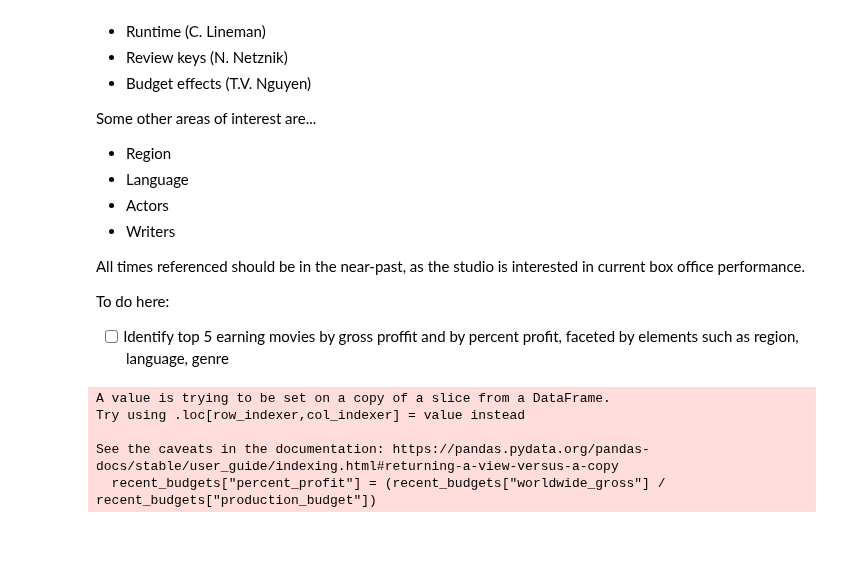
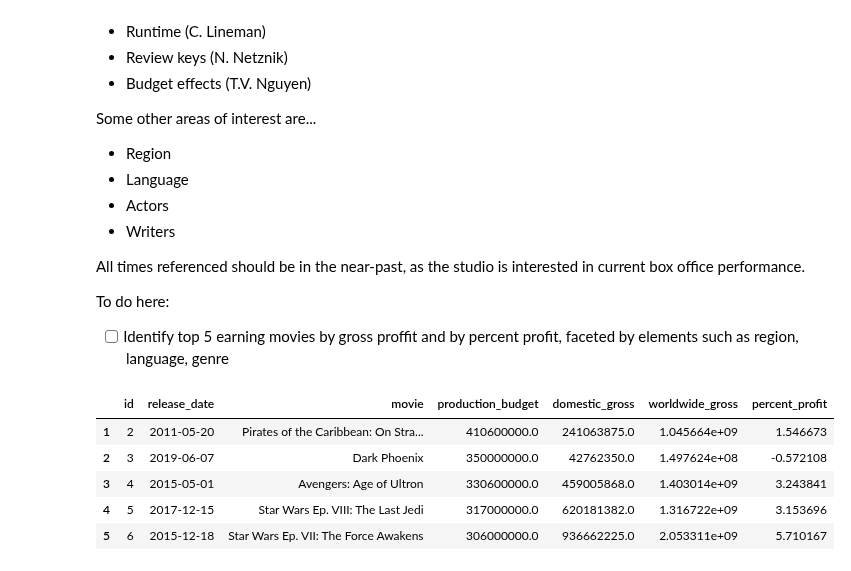
Before and after one commit to cLineman/CapStoneProject, a Jupyter notebook: AlexanderWhite.ipynb, the cells around one changed output. Cells and saved outputs as stored; diff of their text form; code cells hidden in the pictures; blank space fills up the shorter version.

```diff
--- a/AlexanderWhite.ipynb
+++ b/AlexanderWhite.ipynb
@@ -703,17 +809,21 @@ To do here:
 # %%
 # Engineering profits
 
 # collect all movie_budgets entries for movies in the last ten years (from 2012-present)
-recent_budgets = movie_budgets.loc[movie_budgets["release_date"].apply(lambda x: x.year) >= 2012]
+from_year = '2010'
+recent_budgets = movie_budgets.loc[movie_budgets['release_date'] >= from_year].copy()
 
 # create percent profit column as (worldwide_gross / production_budget)
-recent_budgets["percent_profit"] = (recent_budgets["worldwide_gross"] / recent_budgets["production_budget"])
+recent_budgets.loc[:, "percent_profit"] = \
+    ((recent_budgets["worldwide_gross"] - recent_budgets["production_budget"]) / recent_budgets["production_budget"])
+recent_budgets.head()
 # %% [output]
-A value is trying to be set on a copy of a slice from a DataFrame.
-Try using .loc[row_indexer,col_indexer] = value instead
-
-See the caveats in the documentation: https://pandas.pydata.org/pandas-docs/stable/user_guide/indexing.html#returning-a-view-versus-a-copy
-  recent_budgets["percent_profit"] = (recent_budgets["worldwide_gross"] / recent_budgets["production_budget"])
+|  | id | release_date | movie | production_budget | domestic_gross | worldwide_gross | percent_profit |
+| 1 | 2 | 2011-05-20 | Pirates of the Caribbean: On Stra... | 410600000.0 | 241063875.0 | 1.045664e+09 | 1.546673 |
+| 2 | 3 | 2019-06-07 | Dark Phoenix | 350000000.0 | 42762350.0 | 1.497624e+08 | -0.572108 |
+| 3 | 4 | 2015-05-01 | Avengers: Age of Ultron | 330600000.0 | 459005868.0 | 1.403014e+09 | 3.243841 |
+| 4 | 5 | 2017-12-15 | Star Wars Ep. VIII: The Last Jedi | 317000000.0 | 620181382.0 | 1.316722e+09 | 3.153696 |
+| 5 | 6 | 2015-12-18 | Star Wars Ep. VII: The Force Awakens | 306000000.0 | 936662225.0 | 2.053311e+09 | 5.710167 |
 # %%
 # top 5 gross earnings across all categories
 print("Top 10 Gross Earnings (all categories)\n", recent_budgets[['movie', 'worldwide_gross', 'percent_profit']]\
```
Also changed, not shown: parts of 21 cells of this notebook.
